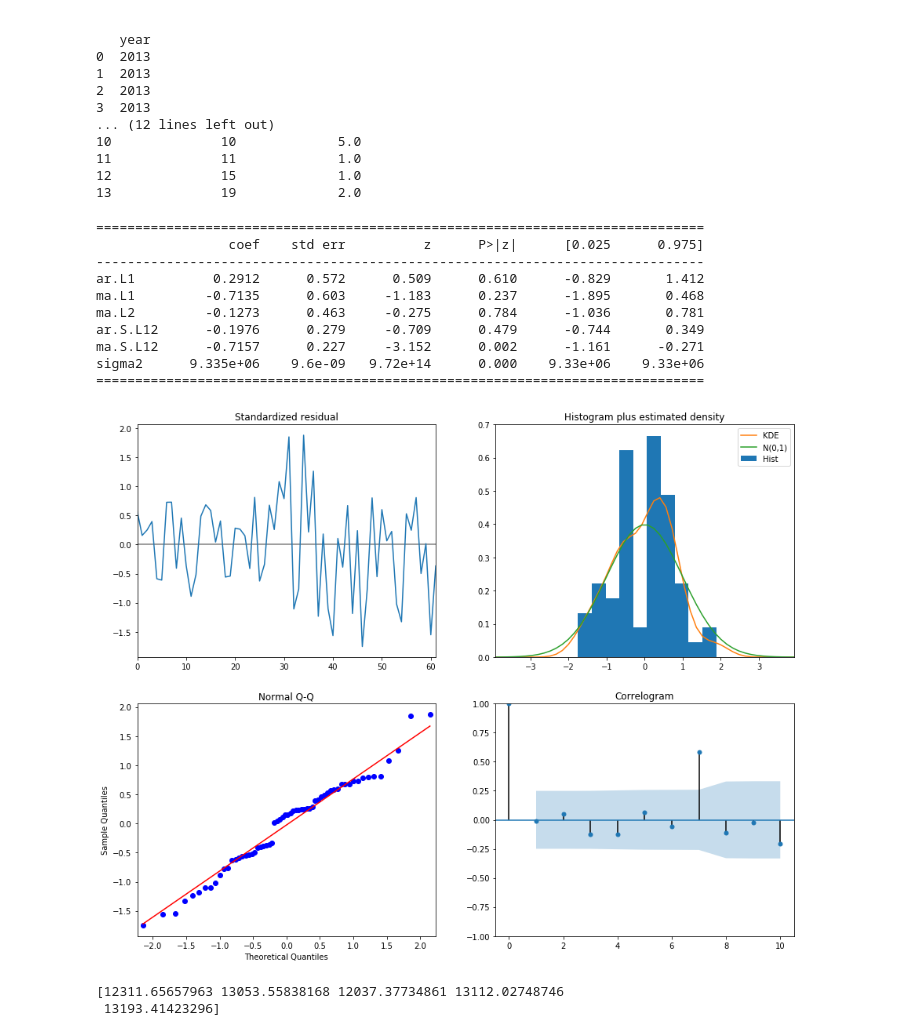
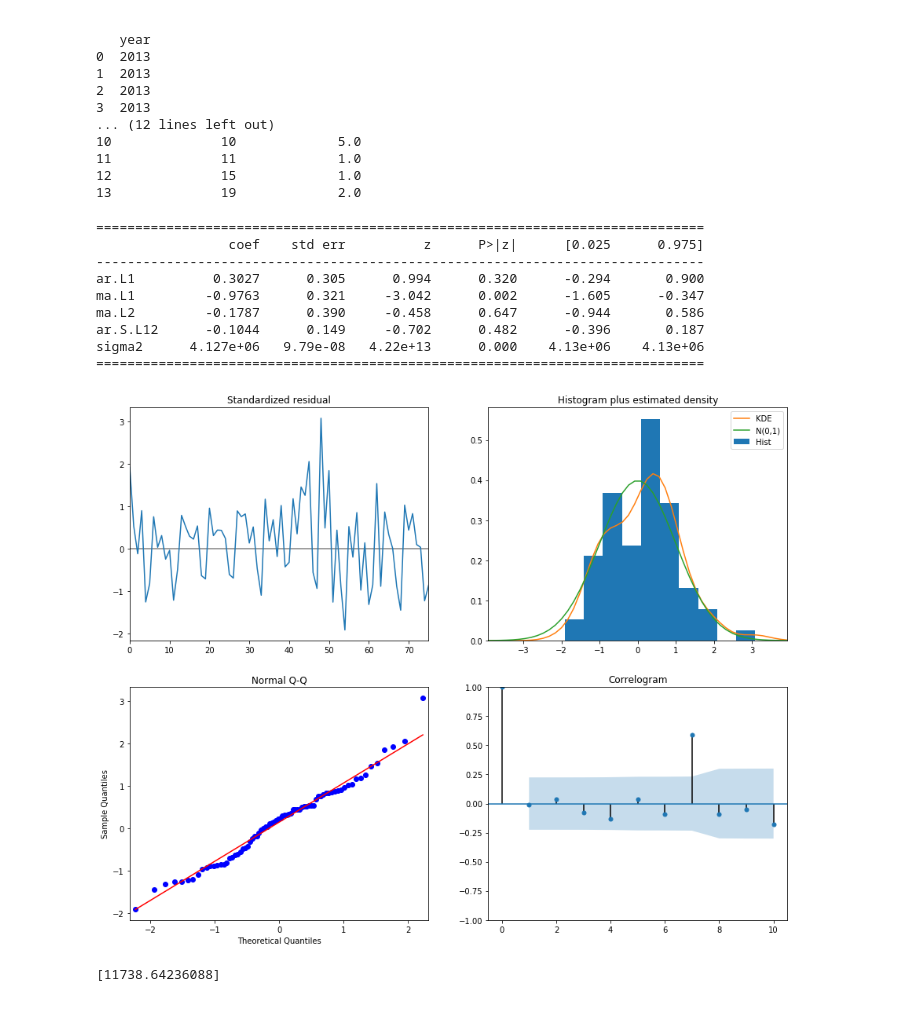
Before and after one commit to PaulGuo5/Predict-Future-Sales, a Jupyter notebook: arima.ipynb, the cells around one changed output. Saved outputs shown, nothing was run; the diff lists cells and outputs as text; code cells hidden in the pictures.

```diff
--- a/arima.ipynb
+++ b/arima.ipynb
@@ -111,44 +110,42 @@ def arima_predict(data):
     '''
 
     mod = sm.tsa.statespace.SARIMAX(data,
                                     order=(1, 1, 2),
-                                    seasonal_order=(1, 1, 1, 12),
+                                    seasonal_order=(1, 0, 0, 12),
                                     enforce_stationarity=False,
                                     enforce_invertibility=False)
     results = mod.fit()
     print(results.summary().tables[1])
     results.plot_diagnostics(figsize=(15, 12))
     plt.show()
 
     pred = results.get_prediction(10, dynamic=False)
     pred_ci = pred.conf_int()
     #print(pred_ci.shape)
-    print((results.forecast(5)))
+    print((results.forecast(1)))
     return
 
 dta=[10930,10318,10595,10972,7706,6756,9092,10551,9722,10913,11151,8186,6422,
 6337,11649,11652,10310,12043,7937,6476,9662,9570,9981,9331,9449,6773,6304,9355,
 10477,10148,10395,11261,8713,7299,10424,10795,11069,11602,11427,9095,7707,10767,
 12136,12812,12006,12528,10329,7818,11719,11683,12603,11495,13670,11337,10232,
 13261,13230,15535,16837,19598,14823,11622,19391,18177,19994,14723,15694,13248,
 9543,12872,13101,15053,12619,13749,10228,9725,14729,12518,14564,15085,14722,
 11999,9390,13481,14795,15845,15271,14686,11054,10395]
 
 arima_predict(dta)
 # %% [output]
 ==============================================================================
                  coef    std err          z      P>|z|      [0.025      0.975]
 ------------------------------------------------------------------------------
-ar.L1          0.2912      0.572      0.509      0.610      -0.829       1.412
-ma.L1         -0.7135      0.603     -1.183      0.237      -1.895       0.468
-ma.L2         -0.1273      0.463     -0.275      0.784      -1.036       0.781
-ar.S.L12      -0.1976      0.279     -0.709      0.479      -0.744       0.349
-ma.S.L12      -0.7157      0.227     -3.152      0.002      -1.161      -0.271
-sigma2      9.335e+06    9.6e-09   9.72e+14      0.000    9.33e+06    9.33e+06
+ar.L1          0.3027      0.305      0.994      0.320      -0.294       0.900
+ma.L1         -0.9763      0.321     -3.042      0.002      -1.605      -0.347
+ma.L2         -0.1787      0.390     -0.458      0.647      -0.944       0.586
+ar.S.L12      -0.1044      0.149     -0.702      0.482      -0.396       0.187
+sigma2      4.127e+06   9.79e-08   4.22e+13      0.000    4.13e+06    4.13e+06
 ==============================================================================
-[figure, old version]
+[figure, new version]
-[12311.65657963 13053.55838168 12037.37734861 13112.02748746
- 13193.41423296]
+[11738.64236088]
 # %%
 def get_series_data(data, feature_name): #DataFram, string
     monthlydata_group = data.groupby(["date_block_num"])
```
Also changed, not shown: parts of 2 cells of this notebook.
